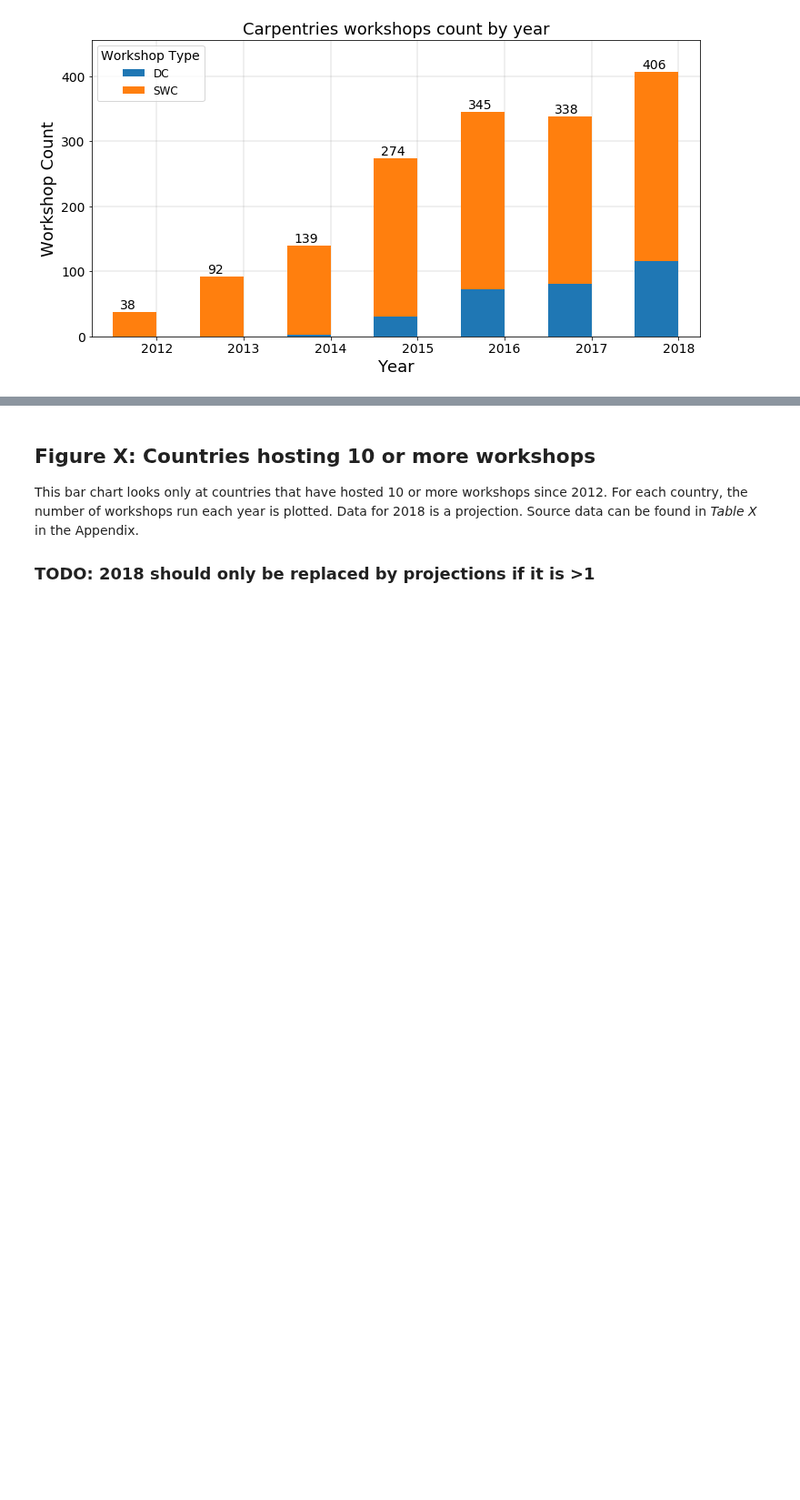
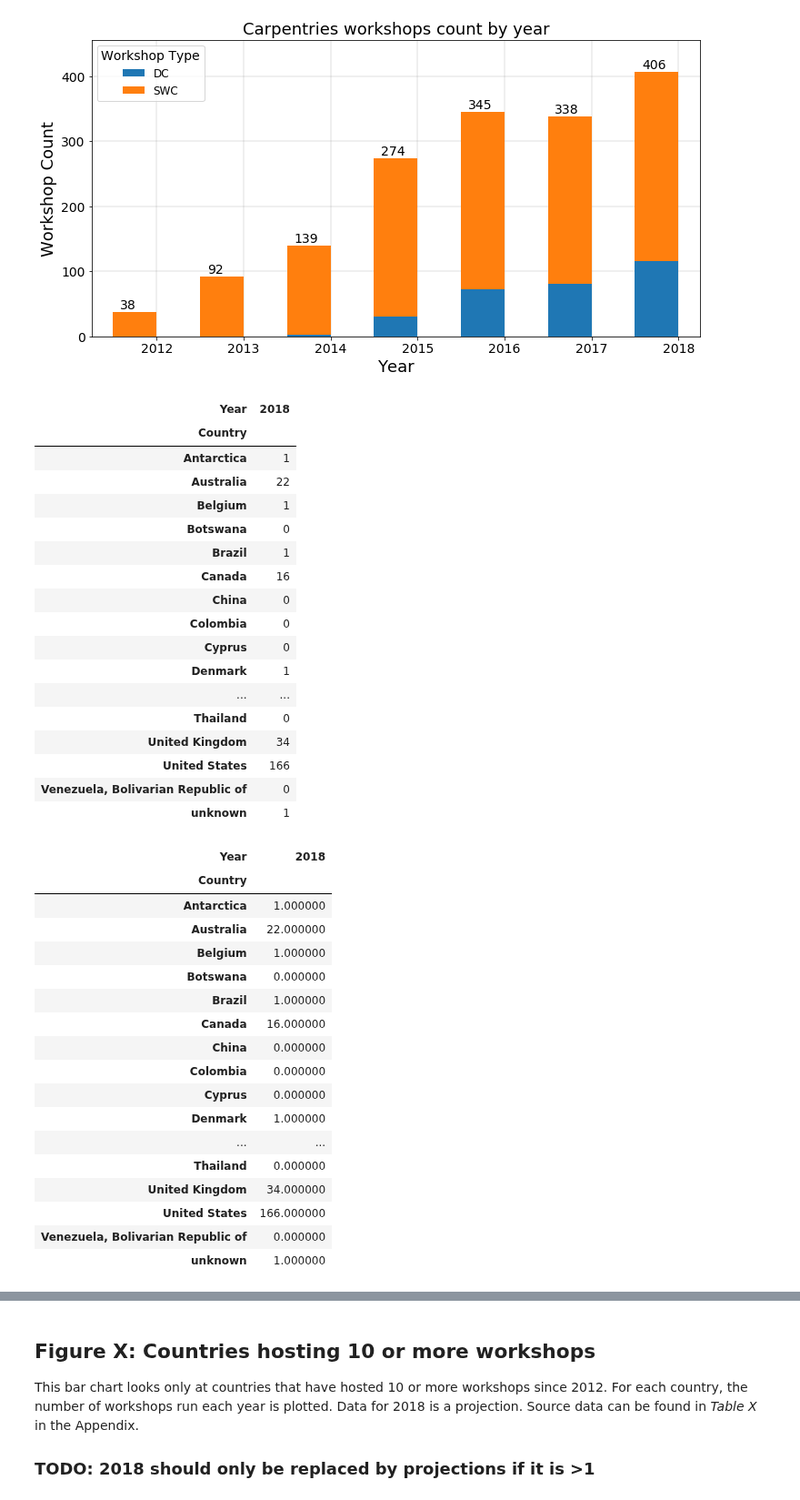
Before and after one commit to carpentries/assessment, a Jupyter notebook: programmatic-assessment/workshops/jupyter_notebooks/programmatic_report_20180930_DRAFT.ipynb, the cells around one changed output, grey strips where cells are left out. Shown at 91% size. Saved outputs shown, nothing was run; the diff lists cells and outputs as text; code cells hidden in the pictures; blank space fills up the shorter version.

```diff
--- a/programmatic-assessment/workshops/jupyter_notebooks/programmatic_report_20180930_DRAFT.ipynb
+++ b/programmatic-assessment/workshops/jupyter_notebooks/programmatic_report_20180930_DRAFT.ipynb
@@ -340,3 +361,53 @@ workshops_by_country_year = workshops_by_country_year.astype(int)
 
 workshops_by_country_year.index.name = 'Country'
 workshops_by_country_year.columns.name = "Year"
+# %%
+# Adjust workshops_by_country_year for anomolies - South Africa and Ethiopia
+
+display(current_year_to_date_by_country)
+
+current_year_to_date_by_country.loc[['Ethiopia', 'South Africa']] = current_year_to_date_by_country.loc[['Ethiopia', 'South Africa']]/9*12
+
+# dfl.loc['20130102':'20130104']
+display(current_year_to_date_by_country)
+display(projected_current_year)
+
+projected_current_year.loc[['Ethiopia', 'South Africa']] = current_year_to_date_by_country.loc[['Ethiopia', 'South Africa']]/9*12
+display(projected_current_year)
+# %% [output]
+| Year | 2018 |
+| Country |  |
+| Antarctica | 1 |
+| Australia | 22 |
+| Belgium | 1 |
+| Botswana | 0 |
+| Brazil | 1 |
+| Canada | 16 |
+| China | 0 |
+| Colombia | 0 |
+| Cyprus | 0 |
+| Denmark | 1 |
+| ... | ... |
+| Thailand | 0 |
+| United Kingdom | 34 |
+| United States | 166 |
+| Venezuela, Bolivarian Republic of | 0 |
+| unknown | 1 |
+| Year | 2018 |
+| Country |  |
+| Antarctica | 1.000000 |
+| Australia | 22.000000 |
+| Belgium | 1.000000 |
+| Botswana | 0.000000 |
+| Brazil | 1.000000 |
+| Canada | 16.000000 |
+| China | 0.000000 |
+| Colombia | 0.000000 |
+| Cyprus | 0.000000 |
+| Denmark | 1.000000 |
+| ... | ... |
+| Thailand | 0.000000 |
+| United Kingdom | 34.000000 |
+| United States | 166.000000 |
+| Venezuela, Bolivarian Republic of | 0.000000 |
+| unknown | 1.000000 |
```
Also changed, not shown: parts of 22 cells of this notebook.
